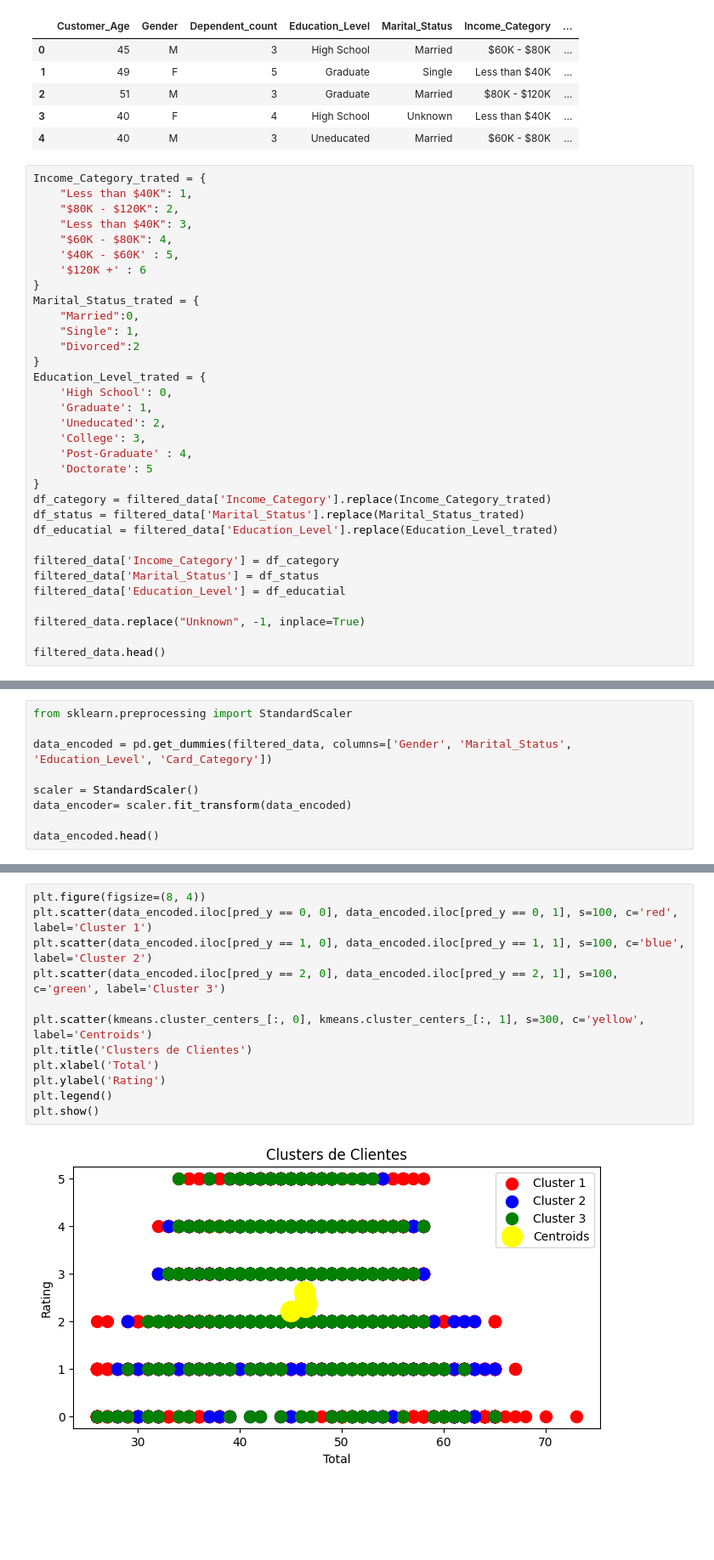
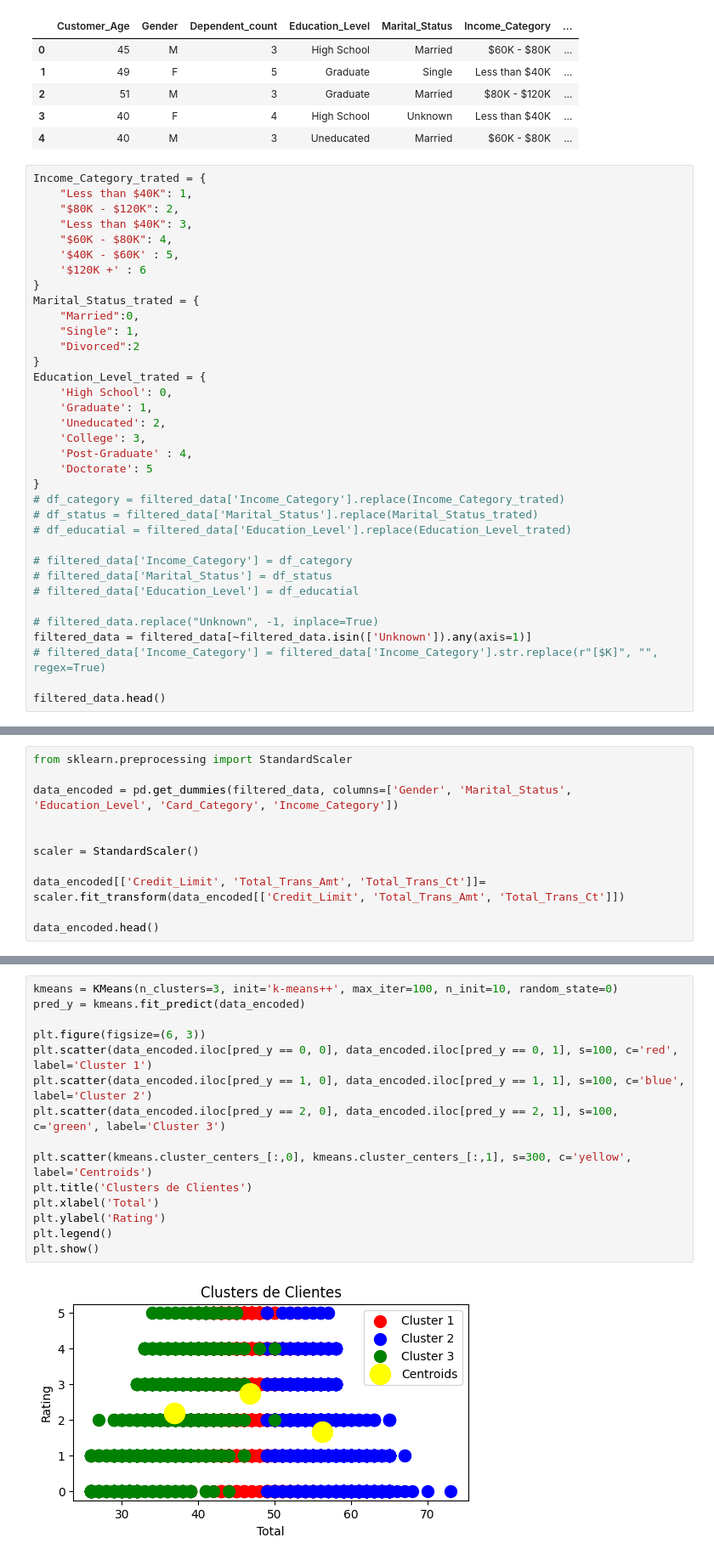
Before and after one commit to olzmooraes/dataScience, a Jupyter notebook: kmeans/atividade.ipynb, the cells around one changed output, grey strips where cells are left out. Shown: that part at 85% size. Cells and saved outputs as stored; diff of their text form; blank space fills up the shorter version.

```diff
--- a/kmeans/atividade.ipynb
+++ b/kmeans/atividade.ipynb
@@ -47,15 +47,17 @@ Education_Level_trated = {
     'Post-Graduate' : 4,
     'Doctorate': 5
 }
-df_category = filtered_data['Income_Category'].replace(Income_Category_trated)
-df_status = filtered_data['Marital_Status'].replace(Marital_Status_trated)
-df_educatial = filtered_data['Education_Level'].replace(Education_Level_trated)
+# df_category = filtered_data['Income_Category'].replace(Income_Category_trated)
+# df_status = filtered_data['Marital_Status'].replace(Marital_Status_trated)
+# df_educatial = filtered_data['Education_Level'].replace(Education_Level_trated)
 
-filtered_data['Income_Category'] = df_category
-filtered_data['Marital_Status'] = df_status
-filtered_data['Education_Level'] = df_educatial
+# filtered_data['Income_Category'] = df_category
+# filtered_data['Marital_Status'] = df_status
+# filtered_data['Education_Level'] = df_educatial
 
-filtered_data.replace("Unknown", -1, inplace=True)
+# filtered_data.replace("Unknown", -1, inplace=True)
+filtered_data = filtered_data[~filtered_data.isin(['Unknown']).any(axis=1)]
+# filtered_data['Income_Category'] = filtered_data['Income_Category'].str.replace(r"[$K]", "", regex=True)
 
 filtered_data.head()
 # %% [output]
@@ -87,10 +70,12 @@ See the caveats in the documentation: https://pandas.pydata.org/pandas-docs/stab
 # %%
 from sklearn.preprocessing import StandardScaler
 
-data_encoded = pd.get_dummies(filtered_data, columns=['Gender', 'Marital_Status', 'Education_Level', 'Card_Category'])
+data_encoded = pd.get_dummies(filtered_data, columns=['Gender', 'Marital_Status', 'Education_Level', 'Card_Category', 'Income_Category'])
+
 
 scaler = StandardScaler()
-data_encoder= scaler.fit_transform(data_encoded)
+
+data_encoded[['Credit_Limit', 'Total_Trans_Amt', 'Total_Trans_Ct']]= scaler.fit_transform(data_encoded[['Credit_Limit', 'Total_Trans_Amt', 'Total_Trans_Ct']])
 
 data_encoded.head()
 # %% [output]
@@ -128,14 +110,17 @@ pred_y = kmeans.fit_predict(data_encoded)
 # %%
-plt.figure(figsize=(8, 4))
+kmeans = KMeans(n_clusters=3, init='k-means++', max_iter=100, n_init=10, random_state=0)
+pred_y = kmeans.fit_predict(data_encoded)
+
+plt.figure(figsize=(6, 3))
 plt.scatter(data_encoded.iloc[pred_y == 0, 0], data_encoded.iloc[pred_y == 0, 1], s=100, c='red', label='Cluster 1')
 plt.scatter(data_encoded.iloc[pred_y == 1, 0], data_encoded.iloc[pred_y == 1, 1], s=100, c='blue', label='Cluster 2')
 plt.scatter(data_encoded.iloc[pred_y == 2, 0], data_encoded.iloc[pred_y == 2, 1], s=100, c='green', label='Cluster 3')
 
-plt.scatter(kmeans.cluster_centers_[:, 0], kmeans.cluster_centers_[:, 1], s=300, c='yellow', label='Centroids')
+plt.scatter(kmeans.cluster_centers_[:,0], kmeans.cluster_centers_[:,1], s=300, c='yellow', label='Centroids')
 plt.title('Clusters de Clientes')
 plt.xlabel('Total')
 plt.ylabel('Rating')
 plt.legend()
 plt.show()
 # %% [output]
-[figure, old version]
+[figure, new version]
```
Also changed, not shown: parts of 6 cells of this notebook.
